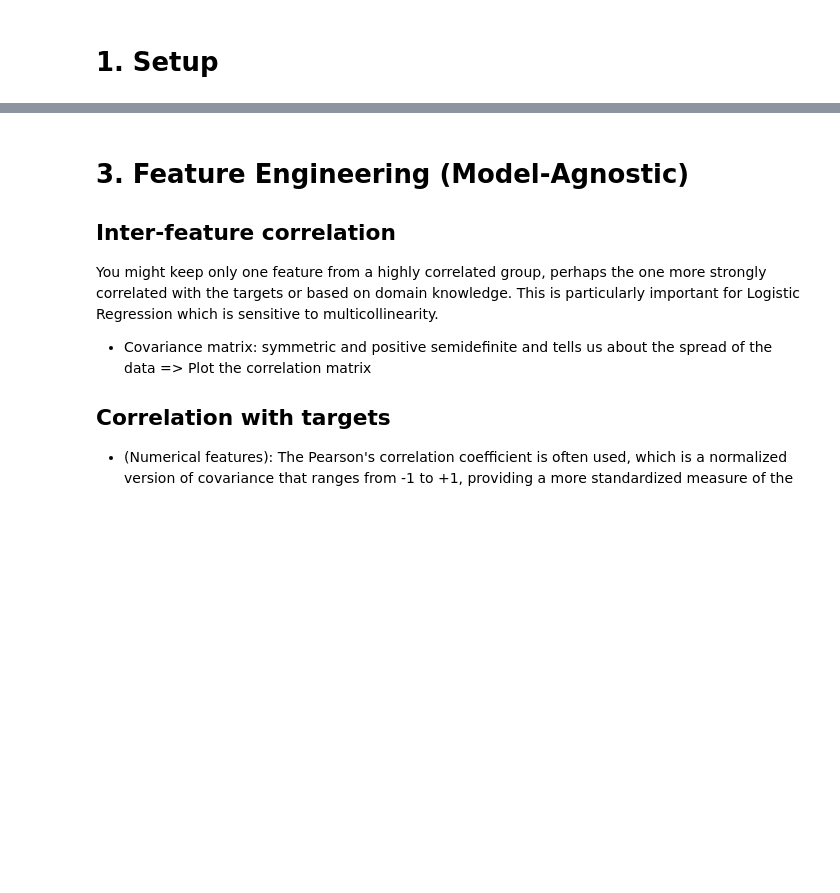
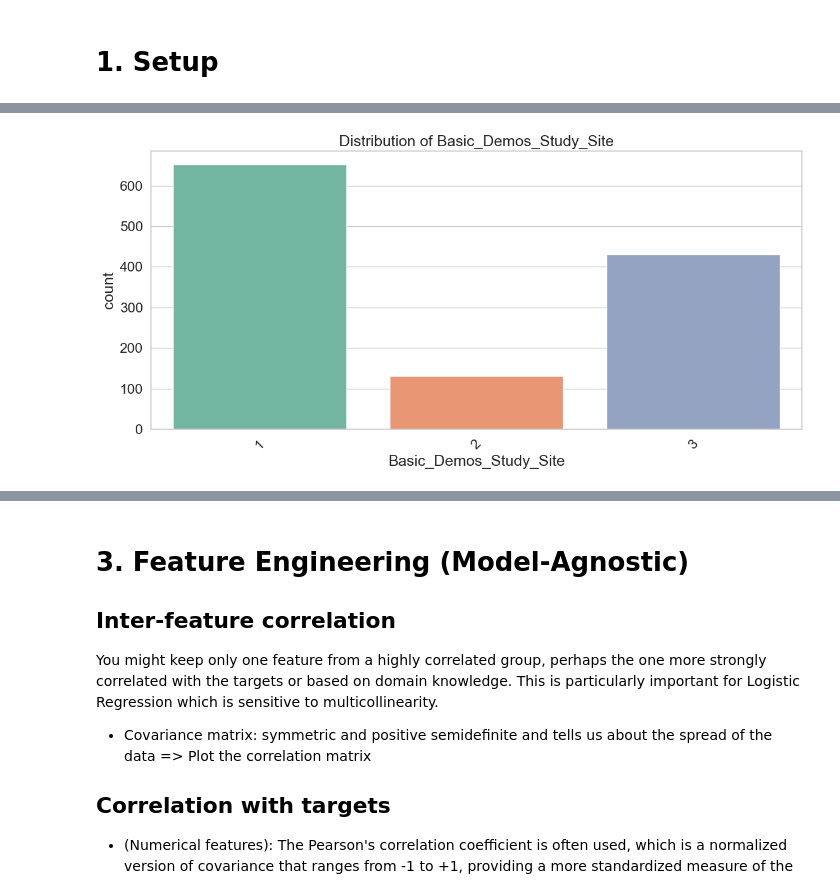
Before and after one commit to Savoxism/WiDS-Datathon-2025, a Jupyter notebook: solver.ipynb, the cells around one changed output, grey strips where cells are left out. Drawn from its saved outputs; the diff is of its cells as text; code cells hidden in the pictures; blank space fills up the shorter version.

```diff
--- a/solver.ipynb
+++ b/solver.ipynb
@@ -47,0 +183,11 @@ This is some explanation of feature present in the dataset
+# %%
+def categorize_laterality(li):
+    if -110 <= li <= -28:
+        return "Left-Lateralized"
+    elif -28 < li <= 47:
+        return 'Middle'
+    elif 47 < li <= 110:
+        return 'Right-Lateralized'
+
+train_combined['Laterality_Category'] = train_combined['EHQ_EHQ_Total'].apply(categorize_laterality)
+test_combined['Laterality_Category'] = test_combined['EHQ_EHQ_Total'].apply(categorize_laterality)
@@ -47,0 +244,27 @@ This is some explanation of feature present in the dataset
+# %%
+feature_1 = 'Basic_Demos_Enroll_Year'
+train_combined[feature_1] = train_combined[feature_1].replace(2015, 2016)
+test_combined[feature_1] = test_combined[feature_1].replace(2015, 2016)
+train_combined[feature_1] = train_combined[feature_1].replace(2020, 2019)
+test_combined[feature_1] = test_combined[feature_1].replace(2020, 2019)
+
+plt.figure(figsize=(12, 6))
+sns.countplot(data=train_combined, x='Basic_Demos_Enroll_Year', palette='Set2')
+plt.title(f"Distribution of {feature_1}")
+plt.xticks(rotation=45)
+plt.tight_layout()
+plt.show()
+# %%
+# Could collapse into only 2 classes
+feature_2 = 'Basic_Demos_Study_Site'
+train_combined[feature_2] = train_combined[feature_2].replace(4, 2)
+test_combined[feature_2] = test_combined[feature_2].replace(4, 2)
+
+plt.figure(figsize=(12, 6))
+sns.countplot(data=train_combined, x='Basic_Demos_Study_Site', palette='Set2')
+plt.title(f"Distribution of {feature_2}")
+plt.xticks(rotation=45)
+plt.tight_layout()
+plt.show()
+# %% [output]
+[figure, added]
```
Also changed, not shown: parts of 47 cells of this notebook, 10 other files.
